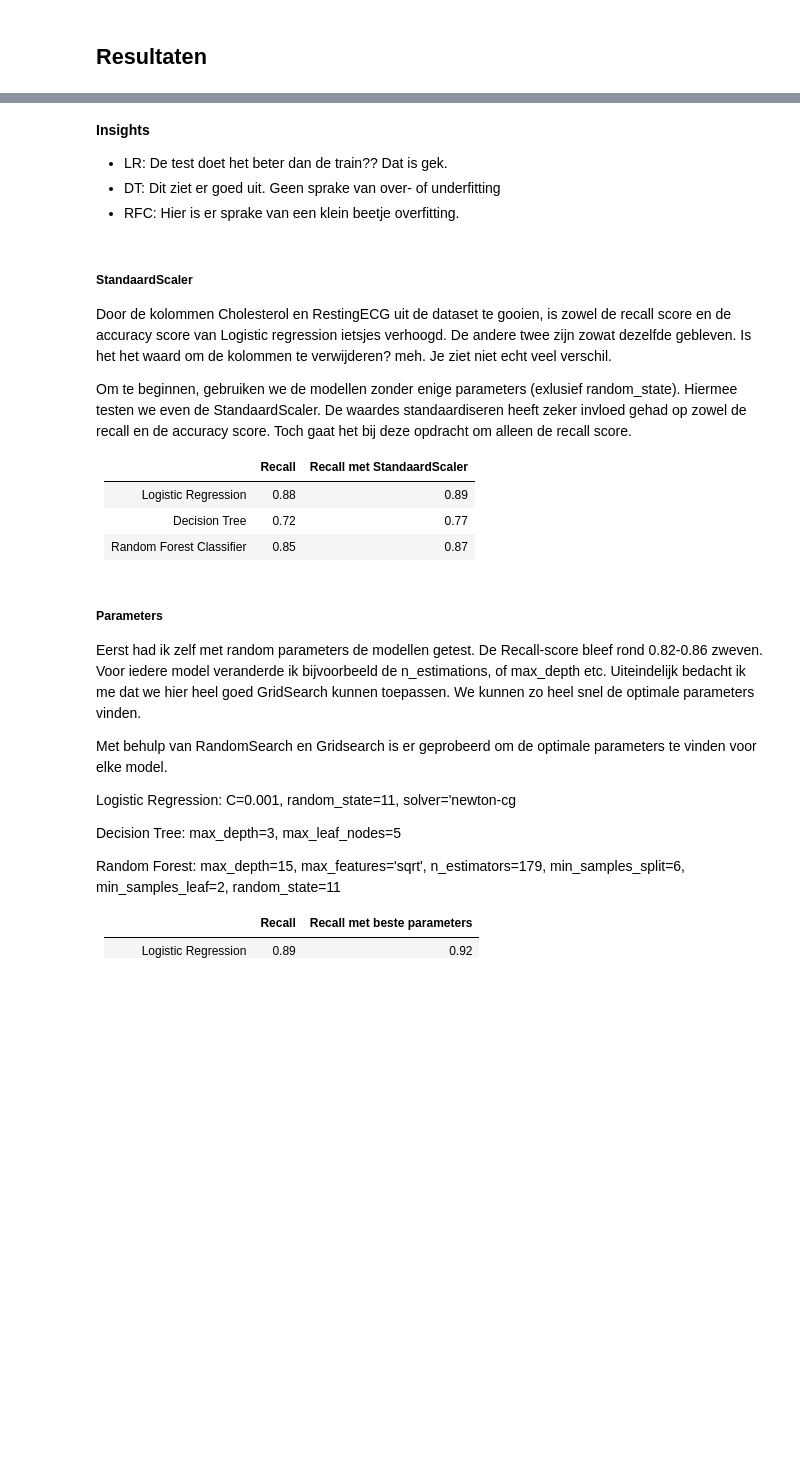
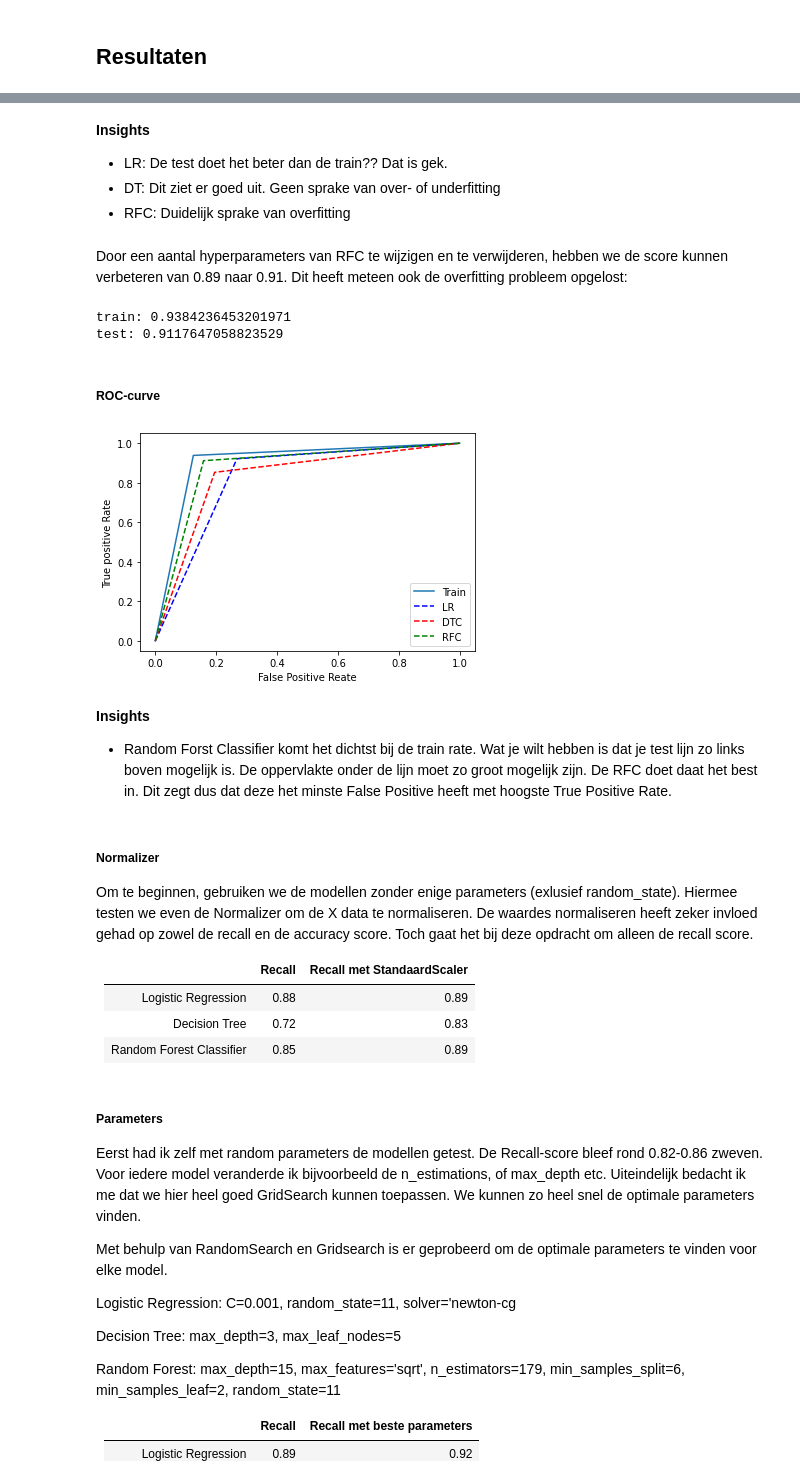
Before and after one commit to Mysurii/Minoi-AAI, a Jupyter notebook: Machine Learning/heart_disease.ipynb, the cells around one changed output, grey strips where cells are left out. Saved outputs shown, nothing was run; the diff lists cells and outputs as text; code cells hidden in the pictures; blank space fills up the shorter version.

```diff
--- a/Machine Learning/heart_disease.ipynb
+++ b/Machine Learning/heart_disease.ipynb
@@ -373,7 +413,7 @@ clf.best_params_
 
 {'max_depth': 3, 'max_leaf_nodes': 5, 'min_samples_split': 2} zijn dus de optimale parameters. Zelf had ik een grotere max_depth verwacht.
 # %%
-dtc = DecisionTreeClassifier(max_depth=3, max_leaf_nodes=5, min_samples_split=2, random_state=11)
+dtc = DecisionTreeClassifier(max_depth=3, max_leaf_nodes=8, min_samples_split=2, random_state=11)
 
 dtc.fit(X_train, y_train)
 # %% [output]
@@ -436,17 +476,15 @@ RandomForestClassifier(max_depth=14, min_samples_leaf=2, min_samples_split=4,
 Nu doen we een Gridsearch met heel wat minder parameters, aangezien we ongeveer al weten wat ongeveer de beste parameters zijn. Zo doen we bijvoorbeeld een gridseach voor max_depth 13 t/m 16, aangezien we weten dat het ongeveer bij de 14 is.
 # %%
 # Number of trees in random forest
-n_estimators = [i for i in range(87, 91)]
+n_estimators = [i for i in range(96, 101)]
 # Maximum number of levels in tree
-max_depth = [13,14,15,16]
-# Minimum number of samples required to split a node
-min_samples_split = [3,4,5]
+max_depth = [4,5,6]
+# Minimum number of samples required to be a leaf node
 min_samples_leaf = [2,3,4]
 # Create the random grid
 random_grid = {'n_estimators': n_estimators,
                 'max_features': ['sqrt'],
                 'max_depth': max_depth,
-                'min_samples_split': min_samples_split,
                 'min_samples_leaf': min_samples_leaf}
 
 grfc = GridSearchCV(RandomForestClassifier(random_state=11), random_grid, cv=7, scoring='recall')
@@ -465,4 +502,4 @@ De beste paramters zijn dus: max_depth=10, max_features='sqrt', min_samples_leaf
 # %%
-rfc = RandomForestClassifier(max_depth=14, max_features='sqrt', n_estimators=88, min_samples_split=3, min_samples_leaf=2, random_state=11)
+rfc = RandomForestClassifier(max_depth=5, max_features='sqrt', n_estimators=98, min_samples_leaf=4, random_state=11)
 rfc.fit(X_train, y_train)
 # %% [output]
@@ -529,18 +567,58 @@ test: 0.9117647058823529
 **Insights**
 - LR: De test doet het beter dan de train?? Dat is gek.
 - DT: Dit ziet er goed uit. Geen sprake van over- of underfitting
-- RFC: Hier is er sprake van een klein beetje overfitting.
+- RFC: Duidelijk sprake van overfitting
+# %% [markdown]
+Door een aantal hyperparameters van RFC te wijzigen en te verwijderen, hebben we de score kunnen verbeteren van 0.89 naar 0.91. Dit heeft meteen ook de overfitting probleem opgelost:
+# %%
+plot_fitting(rfc)
+# %% [output]
+train: 0.9384236453201971
+test: 0.9117647058823529
+# %% [markdown]
+##### ROC-curve
+# %%
+from sklearn.metrics import roc_curve, roc_auc_score
+
+lr_pred = lr.predict(X_test)
+dtc_pred = dtc.predict(X_test)
+rfc_pred = rfc.predict(X_test)
+
+train_pred = rfc.predict(X_train)
+
+auc = roc_auc_score(y_test, lr_pred)
+
+train_fpr, train_tpr, _ = roc_curve(y_train, train_pred)
+
+lr_fpr, lr_tpr, _ = roc_curve(y_test, lr_pred)
+dtc_fpr, dtc_tpr, _ = roc_curve(y_test, dtc_pred)
+rfc_fpr, rfc_tpr, _ = roc_curve(y_test, rfc_pred)
+
+plt.plot()
+plt.plot(train_fpr, train_tpr)
+plt.plot(lr_fpr, lr_tpr, 'b--')
+plt.plot(dtc_fpr, dtc_tpr, linestyle='--', color='red')
+plt.plot(rfc_fpr, rfc_tpr, linestyle='--', color='green')
+plt.legend(['Train', 'LR', 'DTC', 'RFC'])
+plt.xlabel('False Positive Reate')
+plt.ylabel('True positive Rate')
+
+plt.show()
+# %% [output]
+[figure, added]
+# %% [markdown]
+**Insights**
+- Random Forst Classifier komt het dichtst bij de train rate. Wat je wilt hebben is dat je test lijn zo links boven mogelijk is. De oppervlakte onder de lijn moet zo groot mogelijk zijn. De RFC doet daat het best in. Dit zegt dus dat deze het minste False Positive heeft met hoogste True Positive Rate.
 # %% [markdown]
-##### StandaardScaler
-Door de kolommen Cholesterol en RestingECG uit de dataset te gooien, is zowel de recall score en de accuracy score van Logistic regression ietsjes verhoogd. De andere twee zijn zowat dezelfde gebleven. Is het het waard om de kolommen te verwijderen? meh. Je ziet niet echt veel verschil.
+##### Normalizer
 
-Om te beginnen, gebruiken we de modellen zonder enige parameters (exlusief random_state). Hiermee testen we even de StandaardScaler. De waardes standaardiseren heeft zeker invloed gehad op zowel de recall en de accuracy score. Toch gaat het bij deze opdracht om alleen de recall score.
+Om te beginnen, gebruiken we de modellen zonder enige parameters (exlusief random_state). Hiermee testen we even de Normalizer om de X data te normaliseren. De waardes normaliseren heeft zeker invloed gehad op zowel de recall en de accuracy score. Toch gaat het bij deze opdracht om alleen de recall score.
 
 |                          | Recall | Recall met StandaardScaler |
 |--------------------------|--------|----------------------------|
 | Logistic Regression      | 0.88   | 0.89                       |
-| Decision Tree            | 0.72   | 0.77                       |
-| Random Forest Classifier | 0.85   | 0.87                       |
+| Decision Tree            | 0.72   | 0.83                       |
+| Random Forest Classifier | 0.85   | 0.89                       |
 # %% [markdown]
 ##### Parameters
 
```
Also changed, not shown: parts of 16 cells of this notebook, 1 other file.
